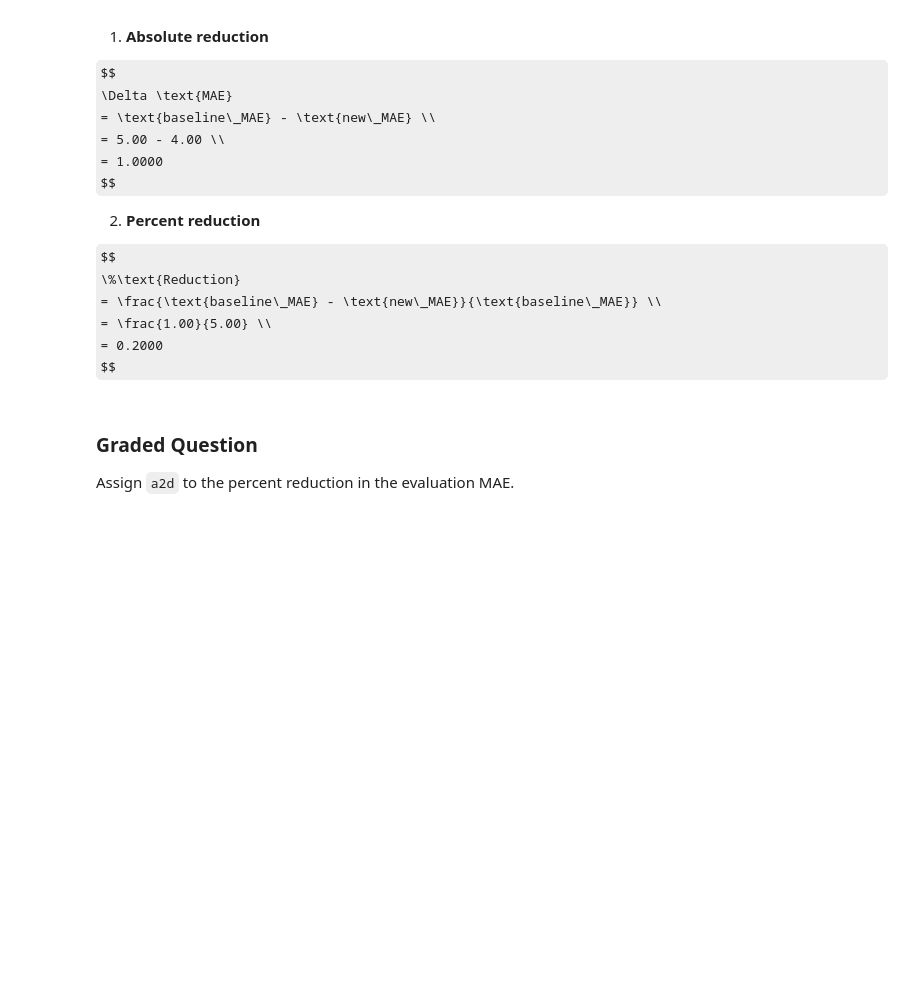
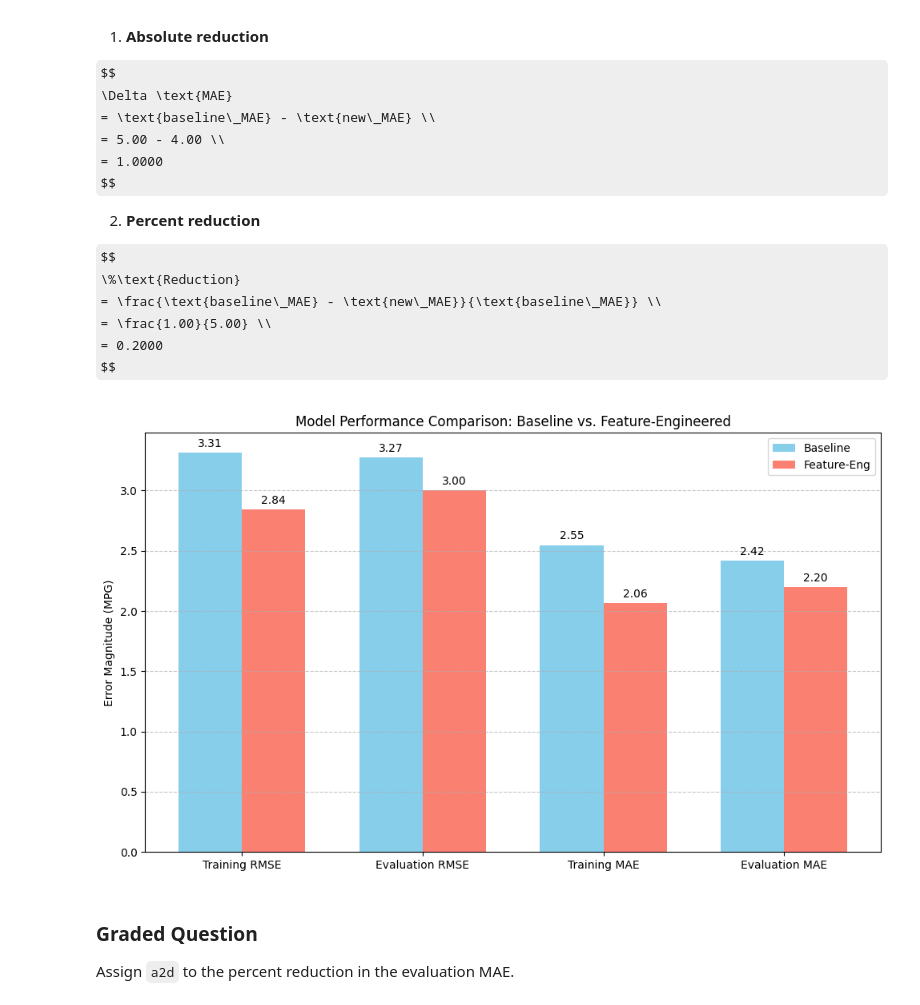
Before and after one commit to tware5-star/Module-3-Assignments, a Jupyter notebook: Homework_03.ipynb, the cells around one changed output. Drawn from its saved outputs; the diff is of its cells as text; code cells hidden in the pictures; some formulas as TeX source; blank space fills up the shorter version.

```diff
--- a/Homework_03.ipynb
+++ b/Homework_03.ipynb
@@ -761,6 +745,78 @@ $$
 # %%
 # Your code here; add as many cells as you need
 metrics = ['Training RMSE', 'Evaluation RMSE', 'Training MAE', 'Evaluation MAE']
+
+# Baseline Metrics
+baseline_rmse_train = train_root_errors
+baseline_rmse_eval = evaluation_root_errors
+baseline_mae_train = train_absolute_errors
+baseline_mae_eval = evaluation_absolute_errors
+
+# FE Metrics
+fe_rmse_train = ad_train_root_errors
+fe_rmse_eval = ad_evaluation_root_errors
+fe_mae_train = ad_train_absolute_errors
+fe_mae_eval = ad_evaluation_absolute_errors
+
+# Metrics
+baseline_metrics = [baseline_rmse_train,baseline_rmse_eval,baseline_mae_train,baseline_mae_eval]
+fe_metrics = [fe_rmse_train,fe_rmse_eval,fe_mae_train,fe_mae_eval]
+
+# Organize the metric names and values
+labels = ['Training RMSE', 'Evaluation RMSE', 'Training MAE', 'Evaluation MAE']
+
+# Set up the bar chart dimensions
+x = np.arange(len(labels))  # label locations
+width = 0.35  # width of the bars
+
+fig, ax = plt.subplots(figsize=(10, 6))
+
+# Create the bars
+rects1 = ax.bar(x - width/2, baseline_metrics, width, label='Baseline', color='skyblue')
+rects2 = ax.bar(x + width/2, fe_metrics, width, label='Feature-Eng', color='salmon')
+
+# Add labels, title, and custom x-axis tick labels
+ax.set_ylabel('Error Magnitude (MPG)')
+ax.set_title('Model Performance Comparison: Baseline vs. Feature-Engineered')
+ax.set_xticks(x)
+ax.set_xticklabels(labels)
+ax.legend()
+
+# Add text labels on top of the bars for clarity
+def autolabel(rects):
+    """Attach a text label above each bar, displaying its height."""
+    for rect in rects:
+        height = rect.get_height()
+        ax.annotate(f'{height:.2f}',
+                    xy=(rect.get_x() + rect.get_width() / 2, height),
+                    xytext=(0, 3),  # 3 points vertical offset
+                    textcoords="offset points",
+                    ha='center', va='bottom')
+
+autolabel(rects1)
+autolabel(rects2)
+
+plt.grid(axis='y', linestyle='--', alpha=0.7)
+plt.tight_layout()
+plt.show()
+
+# Compute Absolute Reduction RMSE
+training_root_reduction = baseline_rmse_train - fe_rmse_train
+eval_root_reduction = baseline_rmse_eval - fe_rmse_eval
+
+# Compute Absolute Reduction MAE
+training_absolute_reduction = baseline_mae_train - fe_mae_train
+eval_absolute_reduction = baseline_mae_eval - fe_mae_eval
+
+# Compute Percentage Reduction RMSE
+training_root_percent_reduction = (baseline_rmse_train - fe_rmse_train)/baseline_rmse_train
+eval_root_percent_reduction = (baseline_rmse_eval - fe_rmse_eval)/baseline_rmse_eval
+
+# Compute Percentage Reduction MAE
+training_absolute_percent_reduction = (baseline_mae_train - fe_mae_train)/baseline_mae_train
+eval_absolute_percent_reduction = (baseline_mae_eval - fe_mae_eval)/baseline_mae_eval
+# %% [output]
+[figure, added]
 # %% [markdown]
 ### Graded Question
 
```
Also changed, not shown: parts of 5 cells of this notebook.
